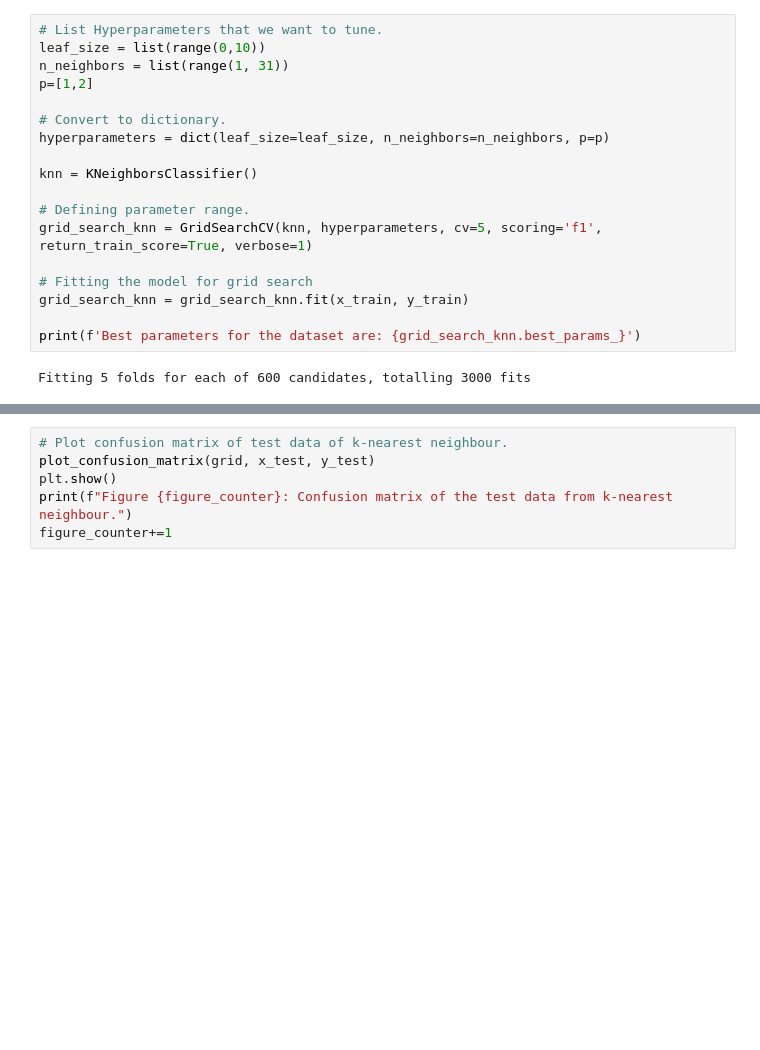
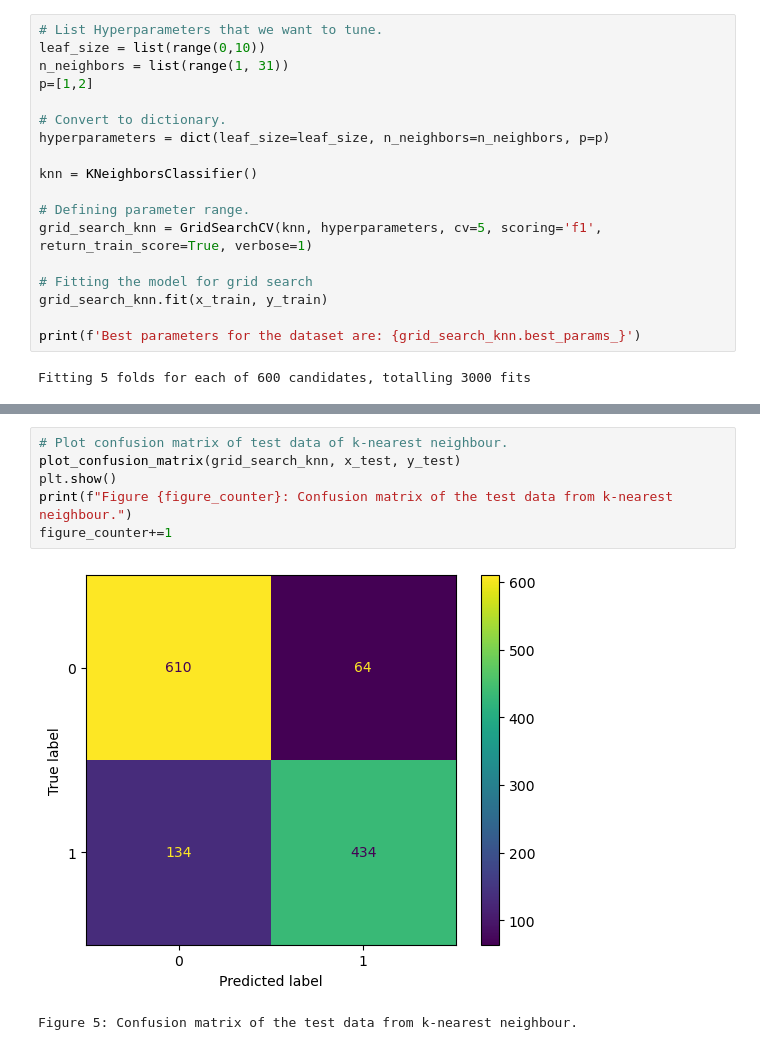
Before and after one commit to Fryke/MRIclassifier, a Jupyter notebook: DSC vs KNN.ipynb, the cells around one changed output, grey strips where cells are left out. Drawn from its saved outputs; the diff is of its cells as text; blank space fills up the shorter version.

```diff
--- a/DSC vs KNN.ipynb
+++ b/DSC vs KNN.ipynb
@@ -251,7 +251,7 @@ knn = KNeighborsClassifier()
 grid_search_knn = GridSearchCV(knn, hyperparameters, cv=5, scoring='f1', return_train_score=True, verbose=1)
 
 # Fitting the model for grid search
-grid_search_knn = grid_search_knn.fit(x_train, y_train)
+grid_search_knn.fit(x_train, y_train)
 
 print(f'Best parameters for the dataset are: {grid_search_knn.best_params_}')
 # %% [output]
@@ -267,6 +269,9 @@ print("F1-score for our testing dataset with tuning is : {:.2f}%".format(f1_test
 # %%
 # Plot confusion matrix of test data of k-nearest neighbour.
-plot_confusion_matrix(grid, x_test, y_test)
+plot_confusion_matrix(grid_search_knn, x_test, y_test)
 plt.show()
 print(f"Figure {figure_counter}: Confusion matrix of the test data from k-nearest neighbour.")
 figure_counter+=1
+# %% [output]
+[figure, added]
+Figure 5: Confusion matrix of the test data from k-nearest neighbour.
```
Also changed, not shown: parts of 2 cells of this notebook.
